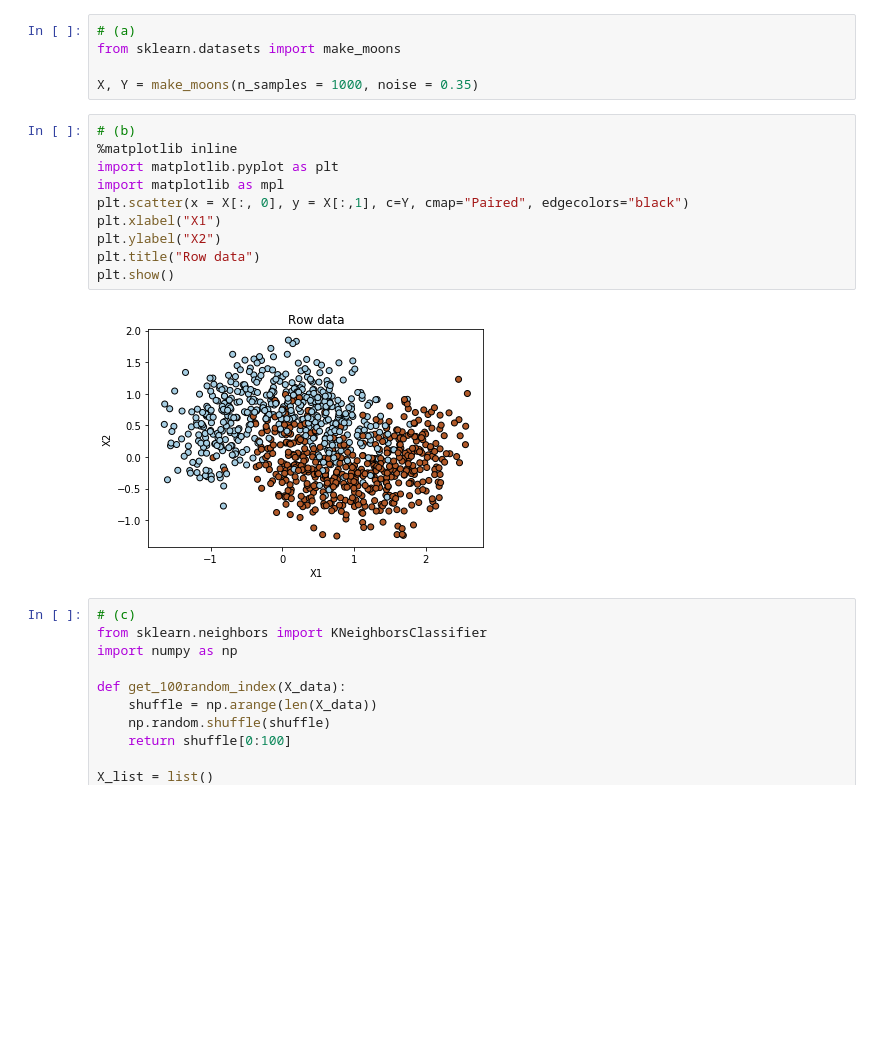
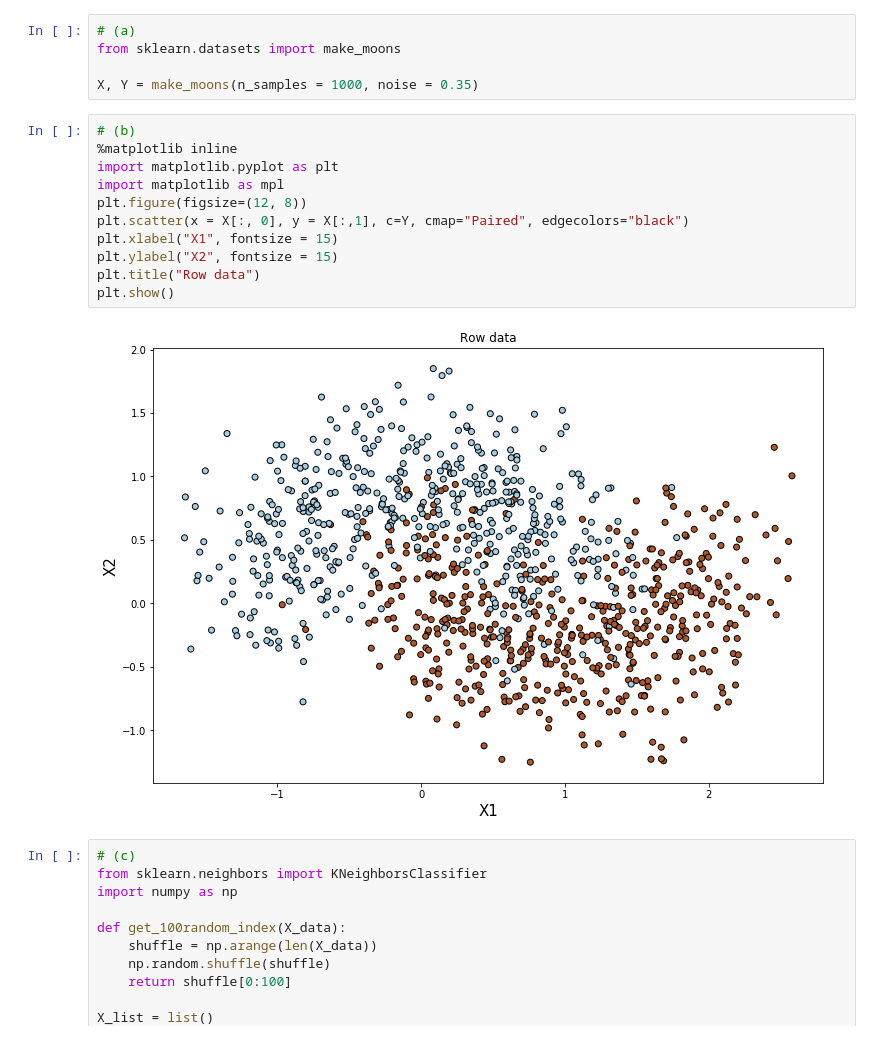
Before and after one commit to chrimiway/machine-learning-course, a Jupyter notebook: Assignment2.ipynb, the cells around one changed output. Saved outputs shown, nothing was run; the diff lists cells and outputs as text; blank space fills up the shorter version.

```diff
--- a/Assignment2.ipynb
+++ b/Assignment2.ipynb
@@ -377,15 +377,16 @@ X, Y = make_moons(n_samples = 1000, noise = 0.35)
 # %%
 # (b)
 %matplotlib inline
 import matplotlib.pyplot as plt
 import matplotlib as mpl
+plt.figure(figsize=(12, 8))
 plt.scatter(x = X[:, 0], y = X[:,1], c=Y, cmap="Paired", edgecolors="black")
-plt.xlabel("X1")
-plt.ylabel("X2")
+plt.xlabel("X1", fontsize = 15)
+plt.ylabel("X2", fontsize = 15)
 plt.title("Row data")
 plt.show()
 # %% [output]
-[figure, old version]
+[figure, new version]
 # %%
 # (c)
 from sklearn.neighbors import KNeighborsClassifier
```
Also changed, not shown: parts of 4 cells of this notebook.
